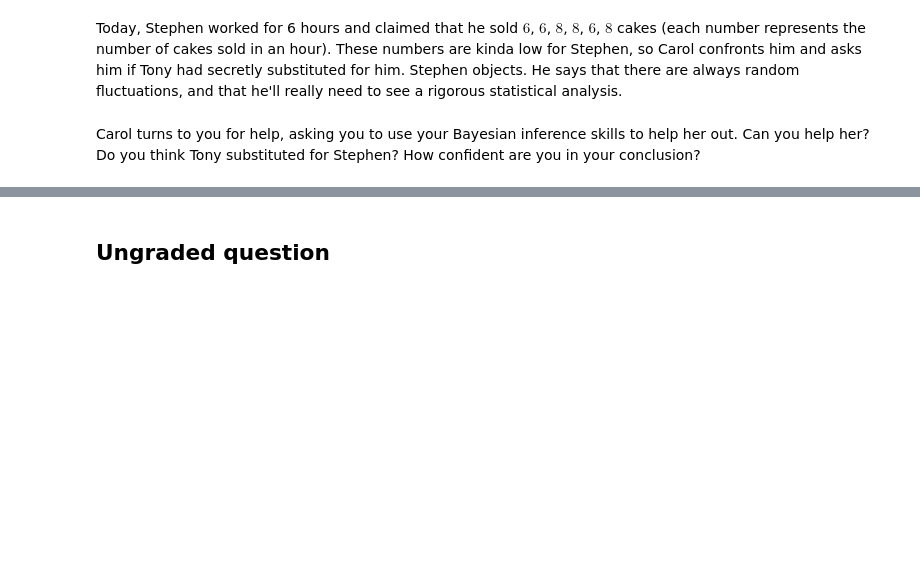
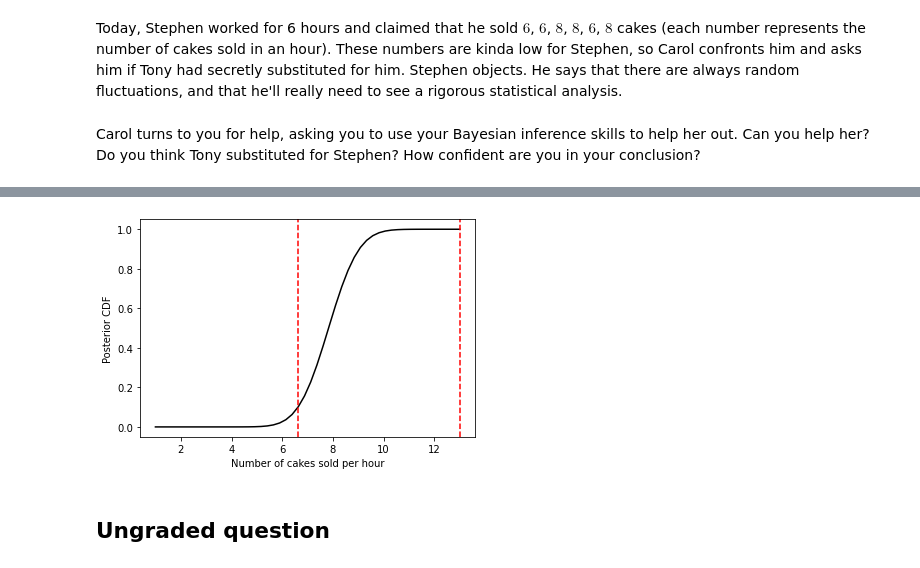
Before and after one commit to SantiagoMD/Midterm2022-SMD, a Jupyter notebook: Midterm/Midterm2022.ipynb, the cells around one changed output, grey strips where cells are left out. Cells and saved outputs as stored; diff of their text form; code cells hidden in the pictures; blank space fills up the shorter version.

```diff
--- a/Midterm/Midterm2022.ipynb
+++ b/Midterm/Midterm2022.ipynb
@@ -269,3 +292,20 @@ plt.show()
+# %%
+def get_confidence_interval(posterior,b,lim=0.95):
+    dx = b[1]-b[0]
+    cdf = np.cumsum(posterior*dx)
+    R = lambda x : np.round(x,3)
+    return R(b[get_index(cdf,(-lim+1.0)/2)]),R(b[get_index(cdf,0.50)]),R(b[get_index(cdf,(lim+1.0)/2)])
+conf1=get_confidence_interval(posterior,x)[0]
+conf2=get_confidence_interval(posterior,x)[1]
+plt.plot(x,np.cumsum(posterior), color = 'black')
+plt.axvline(conf1, ls='--', color = 'red')
+plt.axvline(conf2, ls='--', color = 'red')
+plt.xlabel('Number of cakes sold per hour')
+plt.ylabel('Posterior CDF')
+plt.show()
+#There is
+# %% [output]
+[figure, added]
 # %% [markdown]
 ## Ungraded question
 # %% [markdown]
```
Also changed, not shown: parts of 1 cell of this notebook.
